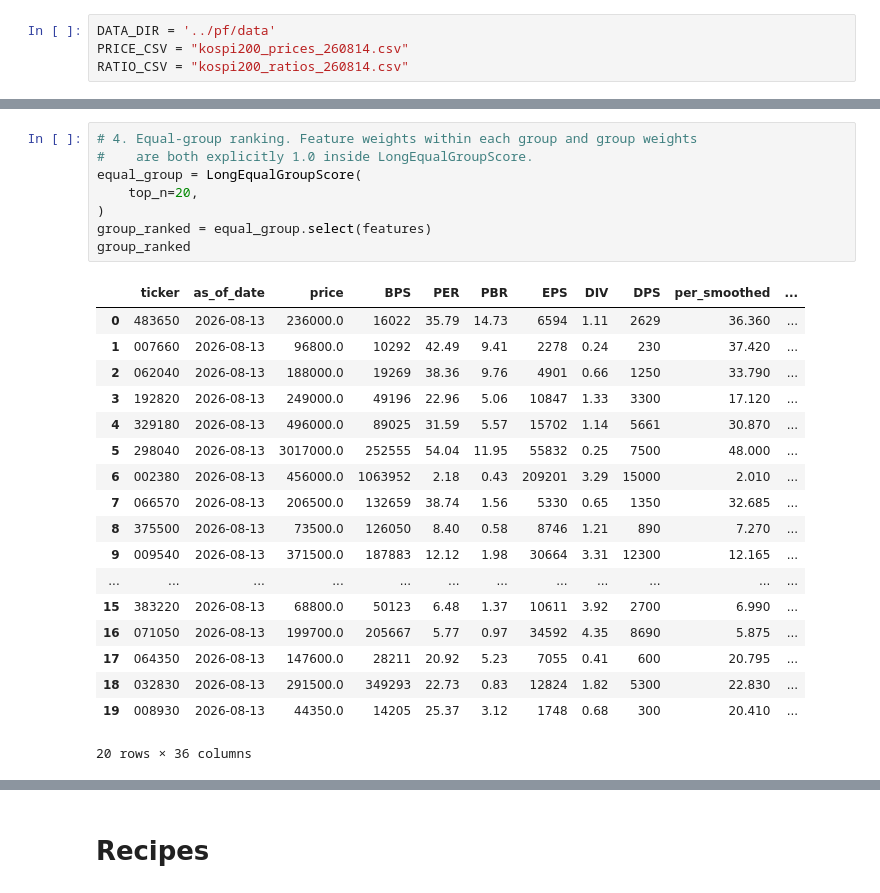
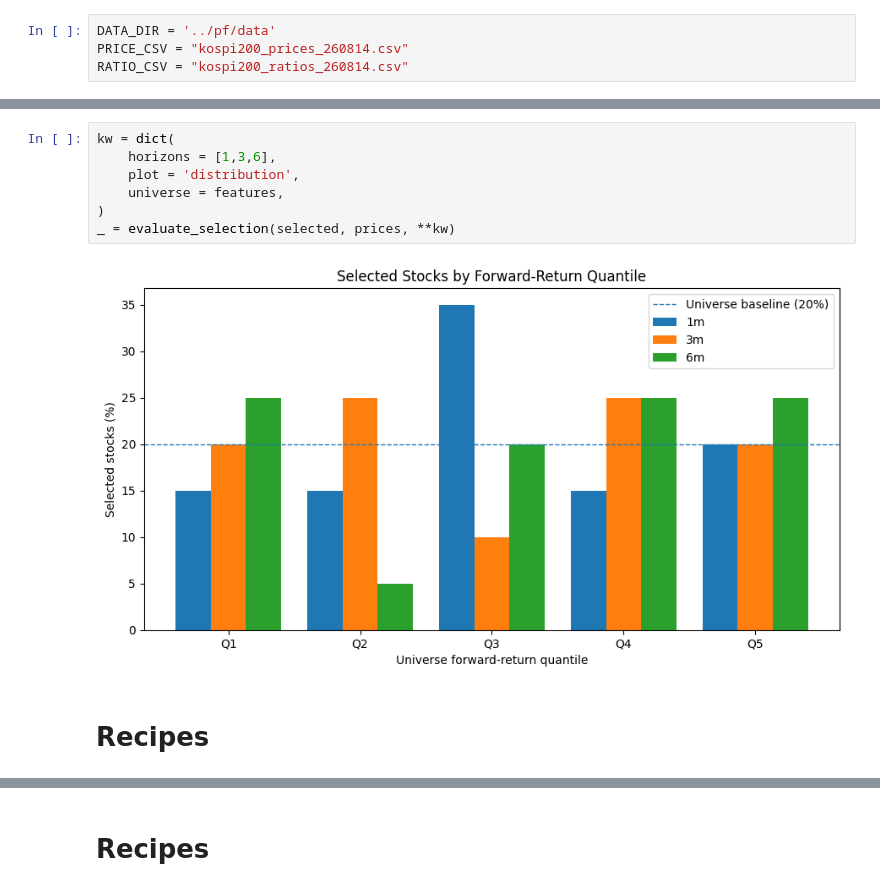
Before and after one commit to lbk209/stocksift, a Jupyter notebook: example_stock_selection_long_v4.ipynb, the cells around one changed output, grey strips where cells are left out. Cells and saved outputs as stored; diff of their text form.

```diff
--- a/example_stock_selection_long_v4.ipynb
+++ b/example_stock_selection_long_v4.ipynb
@@ -72,27 +45,11 @@ feature_ranked
-# %%
-# 4. Equal-group ranking. Feature weights within each group and group weights
-#    are both explicitly 1.0 inside LongEqualGroupScore.
-equal_group = LongEqualGroupScore(
-    top_n=20,
-)
-group_ranked = equal_group.select(features)
-group_ranked
-# %% [output]
-|  | ticker | as_of_date | price | BPS | PER | PBR | EPS | DIV | DPS | per_smoothed | ... |
-| 0 | 483650 | 2026-08-13 | 236000.0 | 16022 | 35.79 | 14.73 | 6594 | 1.11 | 2629 | 36.360 | ... |
-| 1 | 007660 | 2026-08-13 | 96800.0 | 10292 | 42.49 | 9.41 | 2278 | 0.24 | 230 | 37.420 | ... |
-| 2 | 062040 | 2026-08-13 | 188000.0 | 19269 | 38.36 | 9.76 | 4901 | 0.66 | 1250 | 33.790 | ... |
-| 3 | 192820 | 2026-08-13 | 249000.0 | 49196 | 22.96 | 5.06 | 10847 | 1.33 | 3300 | 17.120 | ... |
-| 4 | 329180 | 2026-08-13 | 496000.0 | 89025 | 31.59 | 5.57 | 15702 | 1.14 | 5661 | 30.870 | ... |
-| 5 | 298040 | 2026-08-13 | 3017000.0 | 252555 | 54.04 | 11.95 | 55832 | 0.25 | 7500 | 48.000 | ... |
-| 6 | 002380 | 2026-08-13 | 456000.0 | 1063952 | 2.18 | 0.43 | 209201 | 3.29 | 15000 | 2.010 | ... |
-| 7 | 066570 | 2026-08-13 | 206500.0 | 132659 | 38.74 | 1.56 | 5330 | 0.65 | 1350 | 32.685 | ... |
-| 8 | 375500 | 2026-08-13 | 73500.0 | 126050 | 8.40 | 0.58 | 8746 | 1.21 | 890 | 7.270 | ... |
-| 9 | 009540 | 2026-08-13 | 371500.0 | 187883 | 12.12 | 1.98 | 30664 | 3.31 | 12300 | 12.165 | ... |
-| ... | ... | ... | ... | ... | ... | ... | ... | ... | ... | ... | ... |
-| 15 | 383220 | 2026-08-13 | 68800.0 | 50123 | 6.48 | 1.37 | 10611 | 3.92 | 2700 | 6.990 | ... |
-| 16 | 071050 | 2026-08-13 | 199700.0 | 205667 | 5.77 | 0.97 | 34592 | 4.35 | 8690 | 5.875 | ... |
-| 17 | 064350 | 2026-08-13 | 147600.0 | 28211 | 20.92 | 5.23 | 7055 | 0.41 | 600 | 20.795 | ... |
-| 18 | 032830 | 2026-08-13 | 291500.0 | 349293 | 22.73 | 0.83 | 12824 | 1.82 | 5300 | 22.830 | ... |
-| 19 | 008930 | 2026-08-13 | 44350.0 | 14205 | 25.37 | 3.12 | 1748 | 0.68 | 300 | 20.410 | ... |
-20 rows × 36 columns
+# %%
+kw = dict(
+    horizons = [1,3,6],
+    plot = 'distribution',
+    universe = features,
+)
+_ = evaluate_selection(selected, prices, **kw)
+# %% [output]
+[figure, added]
+# %% [markdown]
+# Recipes
```
Also changed, not shown: parts of 27 cells of this notebook, 1 other file.
